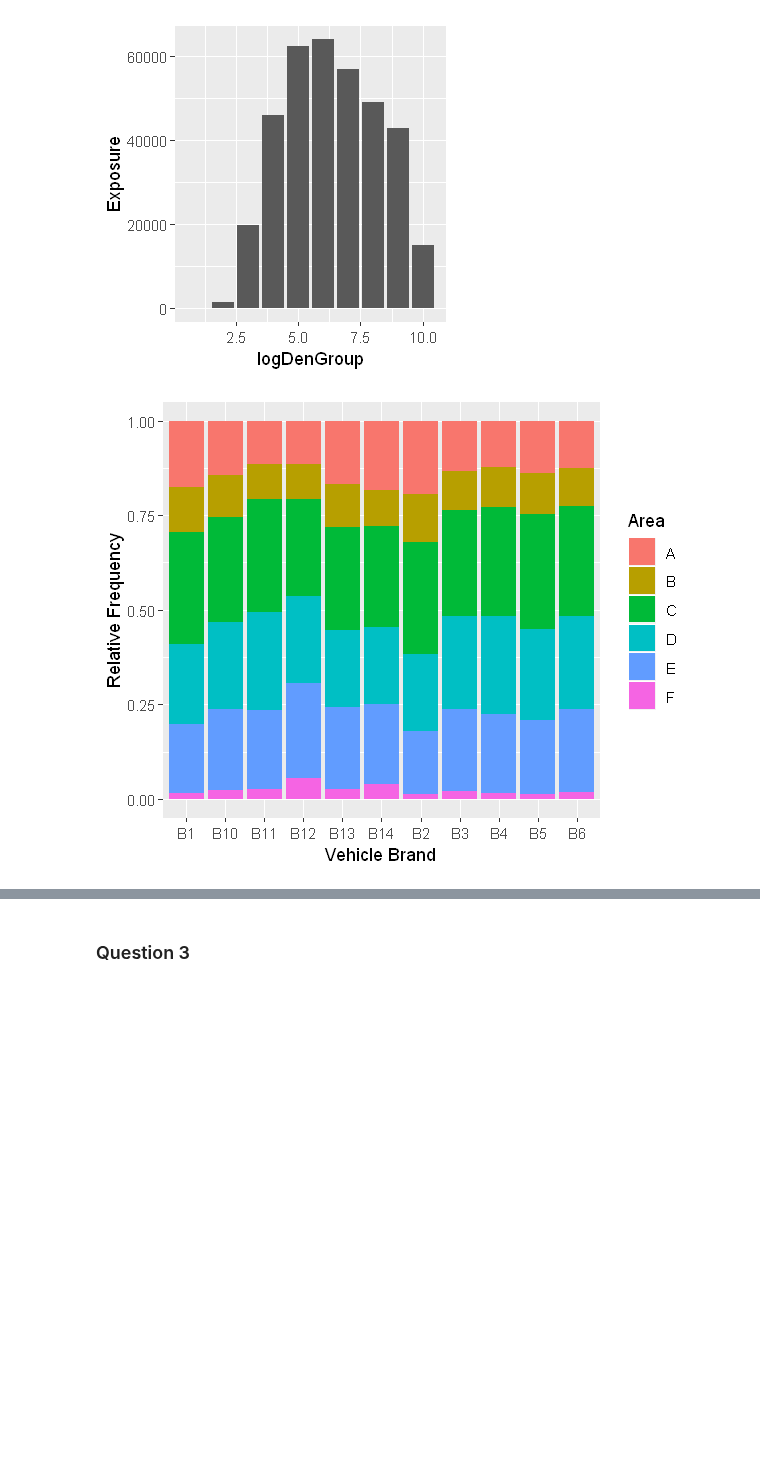
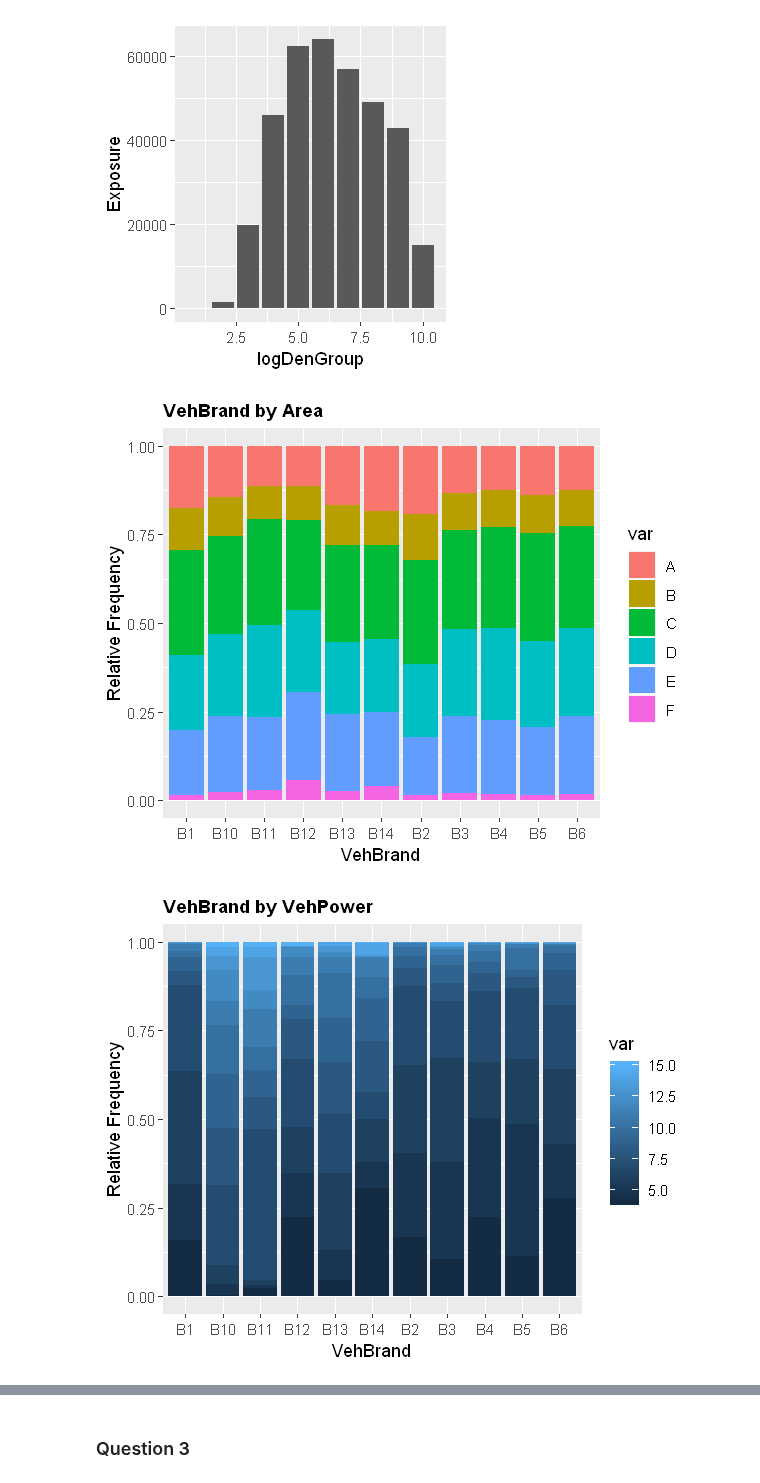
Before and after one commit to LanceWhitehorn/ACST4005, a Jupyter notebook: 05 - Data Understanding & Preparation (Part 3).ipynb, the cells around one changed output, grey strips where cells are left out. Saved outputs shown, nothing was run; the diff lists cells and outputs as text; code cells hidden in the pictures; blank space fills up the shorter version.

```diff
--- a/05 - Data Understanding & Preparation (Part 3).ipynb
+++ b/05 - Data Understanding & Preparation (Part 3).ipynb
@@ -672,15 +672,23 @@ casMotor %>%
 [figure]
 # %%
 options(repr.plot.width=5, repr.plot.height=4)
-vehBrand_byArea <- casMotor %>%
-    group_by(VehBrand, Area) %>%
-    summarise(count=table(Area)) %>%
-    mutate(pcByArea=count/sum(count)) # This is how much % an area contributes to the VehBrand
-# head(vehBrand_byArea)
-vehBrand_byArea %>%
-    ggplot(aes(x=VehBrand, y=pcByArea, fill=Area)) +
-    geom_col() +
-    xlab('Vehicle Brand') +
-    ylab('Relative Frequency')
+
+temp <- function(data, col) {
+    data %>%
+        group_by(brand=VehBrand, var=data[[col]]) %>%
+        summarise(count=table(var)) %>%
+        mutate(pcByCol=count/sum(count)) %>%
+        ggplot(aes(x=brand, y=pcByCol, fill=var)) +
+        geom_col() +
+        xlab('VehBrand') +
+        ylab('Relative Frequency') +
+        ggtitle(paste('VehBrand by', col)) +
+        theme(plot.title=element_text(size=11, face='bold'))
+}
+
+temp(casMotor, 'Area')
+temp(casMotor, 'VehPower')
+temp(casMotor, 'VehGas')
 # %% [output]
-[figure, old version]
+[figure, new version]
+[figure, added]
```
Also changed, not shown: parts of 5 cells of this notebook.
